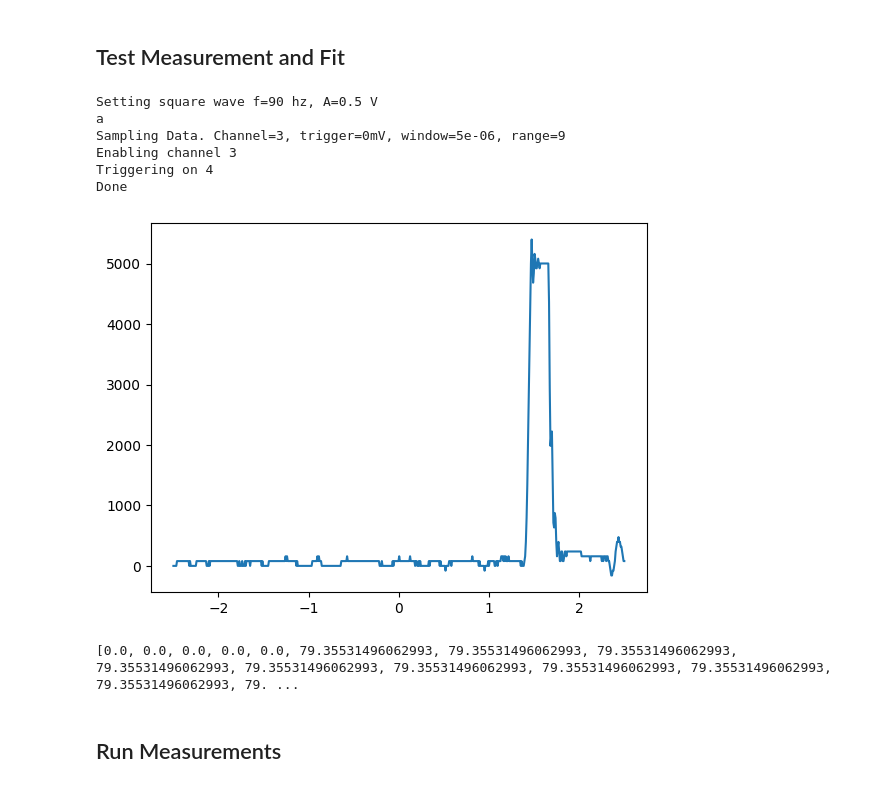
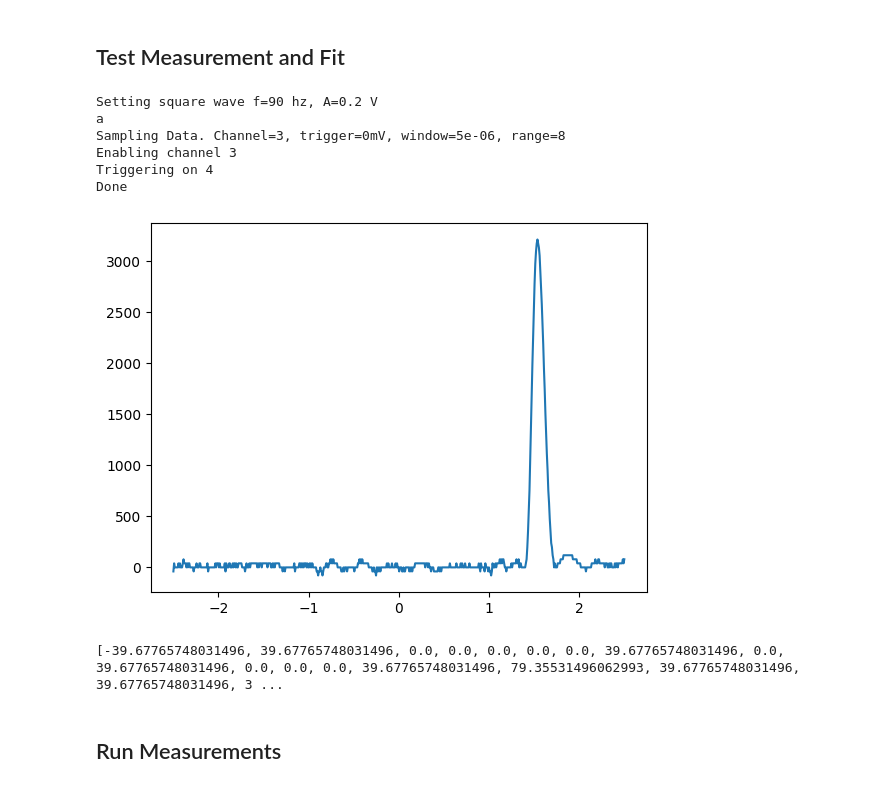
Before and after one commit to lab57/lab28-calibrate-cremat-stack, a Jupyter notebook: runCalibrations.ipynb, the cells around one changed output. Saved outputs shown, nothing was run; the diff lists cells and outputs as text; code cells hidden in the pictures.

```diff
--- a/runCalibrations.ipynb
+++ b/runCalibrations.ipynb
@@ -42,24 +42,24 @@ metadata = {
 # %% [markdown]
 ## Test Measurement and Fit
 # %%
-A = .5 # amplitude of square pulse
+A = .2 # amplitude of square pulse
 channel = 3
 
-t, data = takeDataVal(chandle, A, rangeMap[10] , trigger=0, window=5e-6, channel=channel) # Send a test pulse of amplitude 0.5V, get data, and show plot.
+t, data = takeDataVal(chandle, A, rangeMap[5] , trigger=0, window=5e-6, channel=channel) # Send a test pulse of amplitude 0.5V, get data, and show plot.
 #pps, errs = fitGaussian(t, data) # Fit to gauss
 plt.plot(t, data)
 #plt.plot(t, gauss(t, *pps))
 plt.show()
 print(data)
 # %% [output]
-Setting square wave f=90 hz, A=0.5 V
+Setting square wave f=90 hz, A=0.2 V
 a
-Sampling Data. Channel=3, trigger=0mV, window=5e-06, range=9
+Sampling Data. Channel=3, trigger=0mV, window=5e-06, range=8
 Enabling channel 3
 Triggering on 4
 Done
-[figure, old version]
+[figure, new version]
-[0.0, 0.0, 0.0, 0.0, 0.0, 79.35531496062993, 79.35531496062993, 79.35531496062993, 79.35531496062993, 79.35531496062993, 79.35531496062993, 79.35531496062993, 79.35531496062993, 79.35531496062993, 79. ...
+[-39.67765748031496, 39.67765748031496, 0.0, 0.0, 0.0, 0.0, 0.0, 39.67765748031496, 0.0, 39.67765748031496, 0.0, 0.0, 0.0, 39.67765748031496, 79.35531496062993, 39.67765748031496, 39.67765748031496, 3 ...
 # %% [markdown]
 ## Run Measurements
 # %%
```
Also changed, not shown: parts of 6 cells of this notebook, 12 other files.
